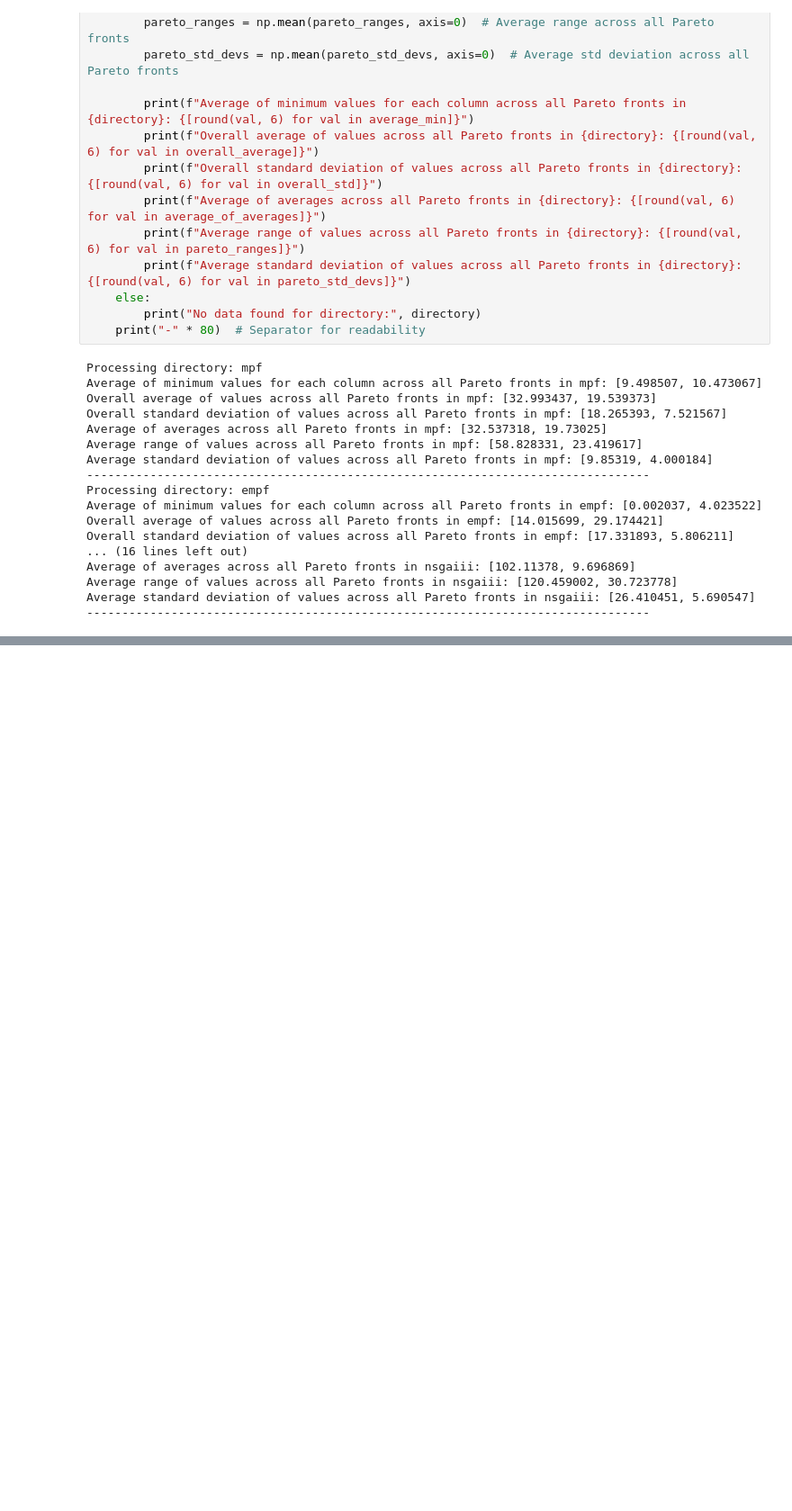
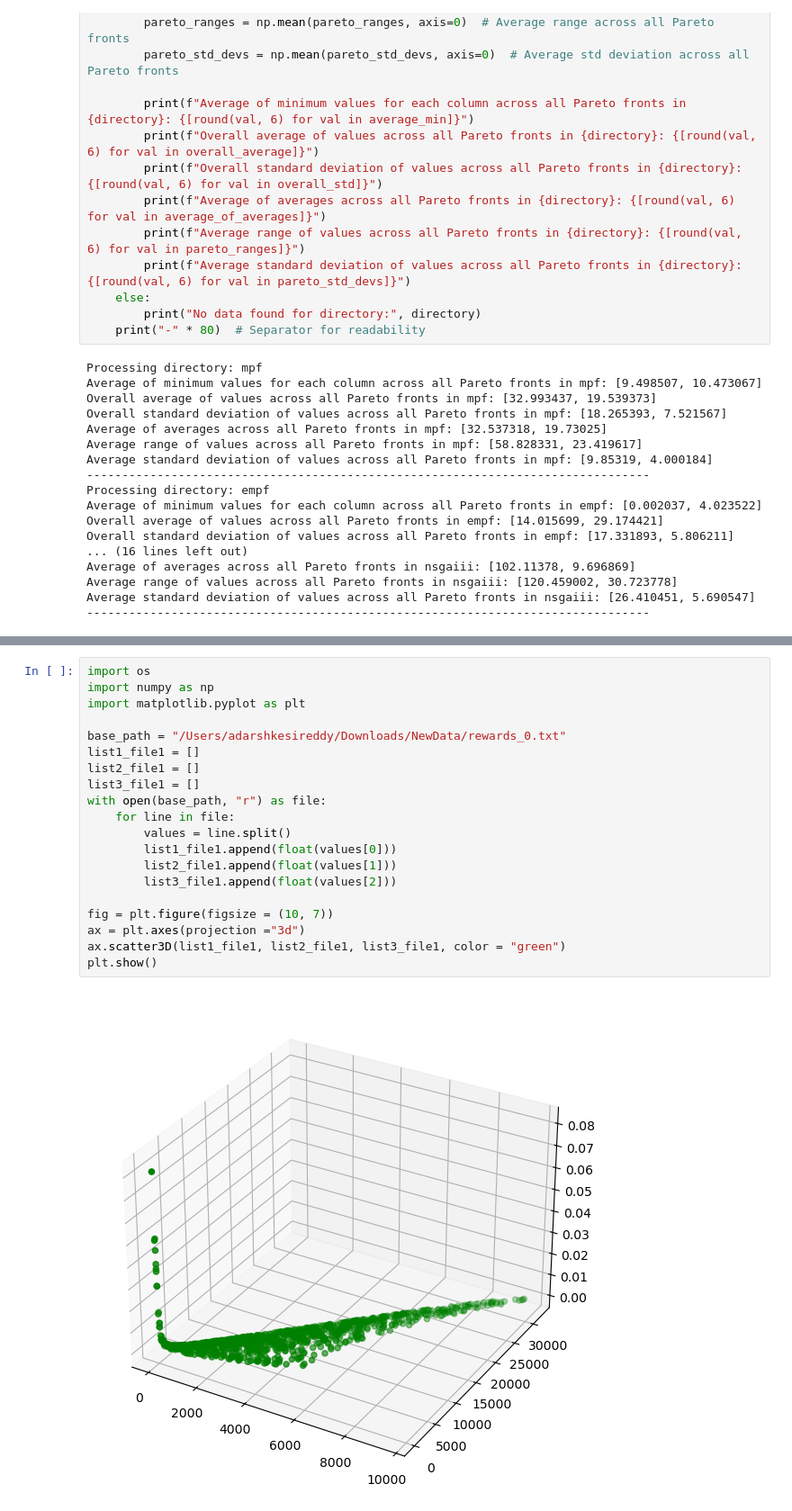
Before and after one commit to kesireddyadarsh/mdpiAlgorithm, a Jupyter notebook: python_code_analysis/mdpiPublication.ipynb, the cells around one changed output, grey strips where cells are left out. Shown: that part at 90% size. Cells and saved outputs as stored; diff of their text form; blank space fills up the shorter version.

```diff
--- a/python_code_analysis/mdpiPublication.ipynb
+++ b/python_code_analysis/mdpiPublication.ipynb
@@ -437,0 +513,22 @@ plt.show()
+# %%
+import os
+import numpy as np
+import matplotlib.pyplot as plt
+
+base_path = "/Users/adarshkesireddy/Downloads/NewData/rewards_0.txt"
+list1_file1 = []
+list2_file1 = []
+list3_file1 = []
+with open(base_path, "r") as file:
+    for line in file:
+        values = line.split()
+        list1_file1.append(float(values[0]))
+        list2_file1.append(float(values[1]))
+        list3_file1.append(float(values[2]))
+
+fig = plt.figure(figsize = (10, 7))
+ax = plt.axes(projection ="3d")
+ax.scatter3D(list1_file1, list2_file1, list3_file1, color = "green")
+plt.show()
+# %% [output]
+[figure, added]
```
Also changed, not shown: parts of 12 cells of this notebook.
